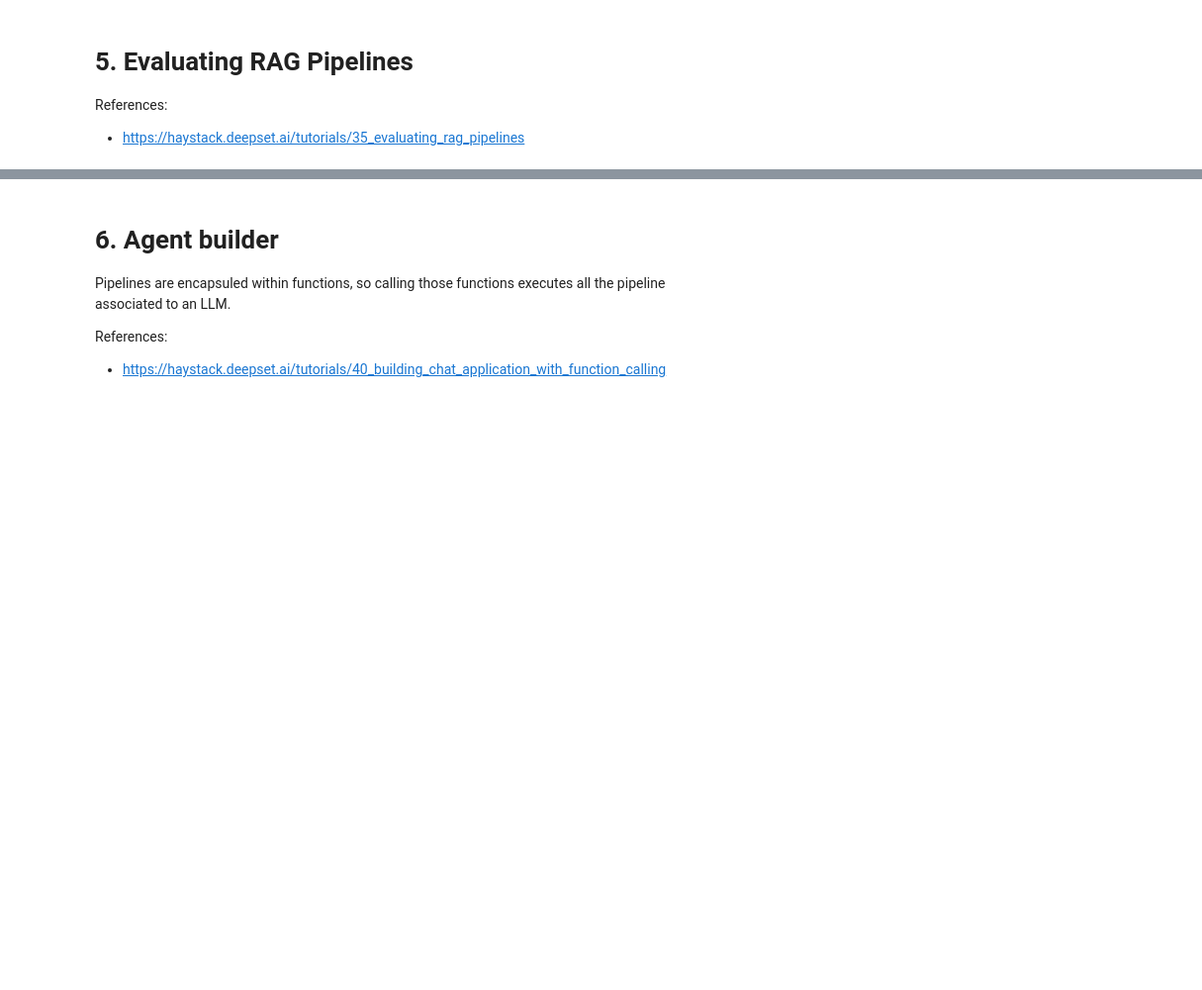
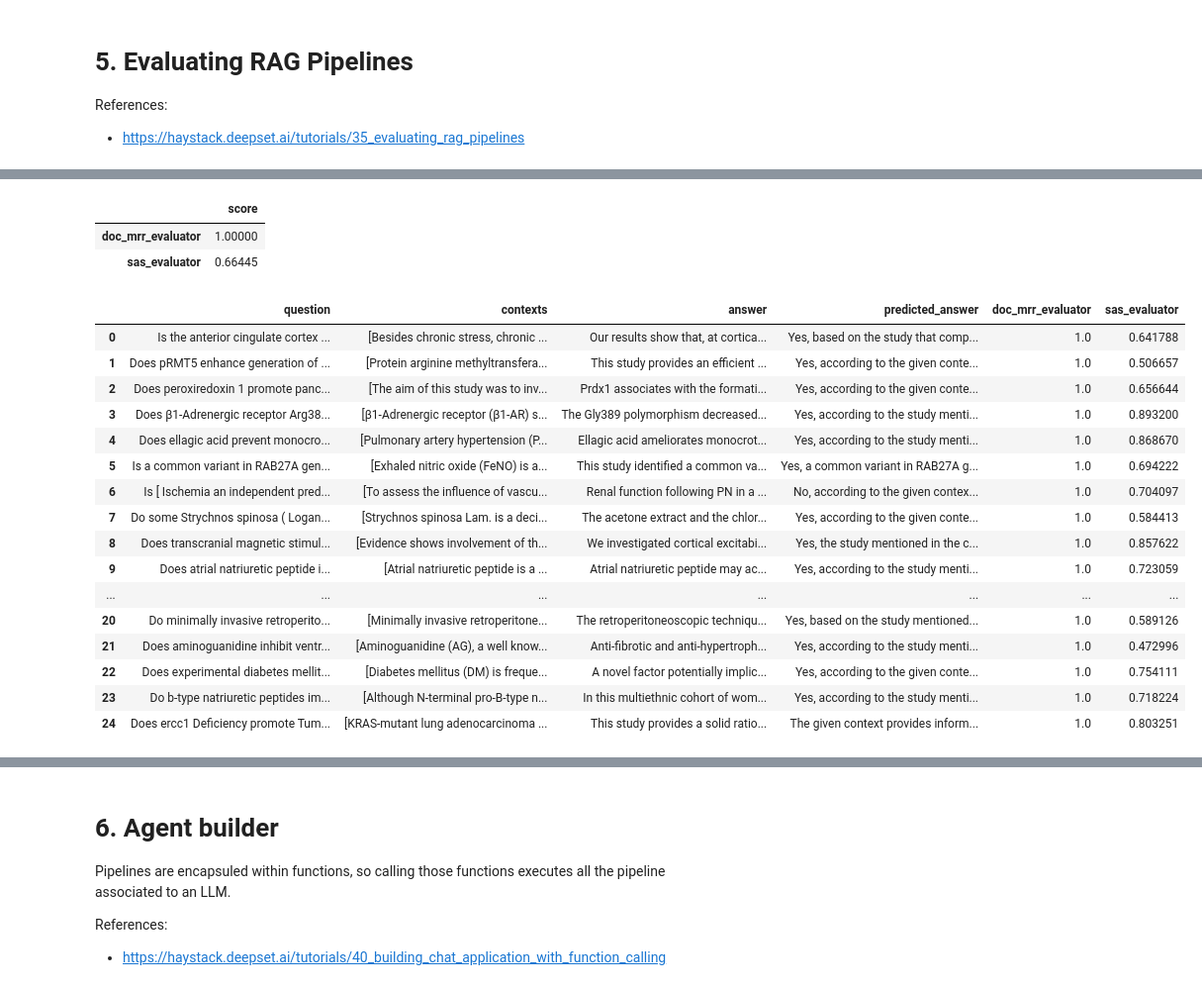
Before and after one commit to AlbertoBarbado/python-codebase, a Jupyter notebook: machine_learning/generative_ai/Haystack LLM.ipynb, the cells around one changed output, grey strips where cells are left out. Shown at 99% size. Drawn from its saved outputs; the diff is of its cells as text; code cells hidden in the pictures; blank space fills up the shorter version.

```diff
--- a/machine_learning/generative_ai/Haystack LLM.ipynb
+++ b/machine_learning/generative_ai/Haystack LLM.ipynb
@@ -664,0 +801,17 @@ References:
+# %%
+# Get all answers for a subsample of questions
+questions, ground_truth_answers, ground_truth_docs = zip(*random.sample(list(zip(all_questions, all_ground_truth_answers, all_documents)), 25))
+rag_answers = []
+retrieved_docs = []
+
+for question in list(questions):
+  response = rag_pipeline.run({"query_embedder": {"text": question},
+                              "prompt_builder": {"question": question},
+                              "answer_builder": {"query": question}})
+  print(f"Question: {question}")
+  print("Answer from pipeline:")
+  print(response["answer_builder"]["answers"][0].data)
+  print("\n-----------------------------------\n")
+
+  rag_answers.append(response["answer_builder"]["answers"][0].data)
+  retrieved_docs.append(response["answer_builder"]["answers"][0].documents)
@@ -664,0 +880,48 @@ References:
+# %%
+# RAG Pipeline (III) - Evaluation
+eval_pipeline = Pipeline()
+eval_pipeline.add_component("doc_mrr_evaluator", DocumentMRREvaluator())
+#eval_pipeline.add_component("faithfulness", FaithfulnessEvaluator())
+eval_pipeline.add_component("sas_evaluator", SASEvaluator(model="sentence-transformers/all-MiniLM-L6-v2"))
+
+results = eval_pipeline.run({
+    "doc_mrr_evaluator": {"ground_truth_documents": list([d] for d in ground_truth_docs) , "retrieved_documents": retrieved_docs},
+    #"faithfulness": {"questions": list(questions), "contexts": list([d.content] for d in ground_truth_docs), "predicted_answers": rag_answers},
+    "sas_evaluator": {"predicted_answers": rag_answers, "ground_truth_answers": list(ground_truth_answers)}
+})
+# %%
+# Evaluation report
+inputs = {
+  "question": list(questions),
+  "contexts": list([d.content] for d in ground_truth_docs),
+  "answer": list(ground_truth_answers),
+  "predicted_answer": rag_answers,
+}
+
+evaluation_result = EvaluationRunResult(run_name="pubmed_rag_pipeline", inputs=inputs, results=results)
+evaluation_result.score_report()
+# %% [output]
+|  | score |
+| doc_mrr_evaluator | 1.00000 |
+| sas_evaluator | 0.66445 |
+# %%
+results_df = evaluation_result.to_pandas()
+results_df
+# %% [output]
+|  | question | contexts | answer | predicted_answer | doc_mrr_evaluator | sas_evaluator |
+| 0 | Is the anterior cingulate cortex ... | [Besides chronic stress, chronic ... | Our results show that, at cortica... | Yes, based on the study that comp... | 1.0 | 0.641788 |
+| 1 | Does pRMT5 enhance generation of ... | [Protein arginine methyltransfera... | This study provides an efficient ... | Yes, according to the given conte... | 1.0 | 0.506657 |
+| 2 | Does peroxiredoxin 1 promote panc... | [The aim of this study was to inv... | Prdx1 associates with the formati... | Yes, according to the given conte... | 1.0 | 0.656644 |
+| 3 | Does β1-Adrenergic receptor Arg38... | [β1-Adrenergic receptor (β1-AR) s... | The Gly389 polymorphism decreased... | Yes, according to the study menti... | 1.0 | 0.893200 |
+| 4 | Does ellagic acid prevent monocro... | [Pulmonary artery hypertension (P... | Ellagic acid ameliorates monocrot... | Yes, according to the study menti... | 1.0 | 0.868670 |
+| 5 | Is a common variant in RAB27A gen... | [Exhaled nitric oxide (FeNO) is a... | This study identified a common va... | Yes, a common variant in RAB27A g... | 1.0 | 0.694222 |
+| 6 | Is [ Ischemia an independent pred... | [To assess the influence of vascu... | Renal function following PN in a ... | No, according to the given contex... | 1.0 | 0.704097 |
+| 7 | Do some Strychnos spinosa ( Logan... | [Strychnos spinosa Lam. is a deci... | The acetone extract and the chlor... | Yes, according to the given conte... | 1.0 | 0.584413 |
+| 8 | Does transcranial magnetic stimul... | [Evidence shows involvement of th... | We investigated cortical excitabi... | Yes, the study mentioned in the c... | 1.0 | 0.857622 |
+| 9 | Does atrial natriuretic peptide i... | [Atrial natriuretic peptide is a ... | Atrial natriuretic peptide may ac... | Yes, according to the study menti... | 1.0 | 0.723059 |
+| ... | ... | ... | ... | ... | ... | ... |
+| 20 | Do minimally invasive retroperito... | [Minimally invasive retroperitone... | The retroperitoneoscopic techniqu... | Yes, based on the study mentioned... | 1.0 | 0.589126 |
+| 21 | Does aminoguanidine inhibit ventr... | [Aminoguanidine (AG), a well know... | Anti-fibrotic and anti-hypertroph... | Yes, according to the study menti... | 1.0 | 0.472996 |
+| 22 | Does experimental diabetes mellit... | [Diabetes mellitus (DM) is freque... | A novel factor potentially implic... | Yes, according to the given conte... | 1.0 | 0.754111 |
+| 23 | Do b-type natriuretic peptides im... | [Although N-terminal pro-B-type n... | In this multiethnic cohort of wom... | Yes, according to the study menti... | 1.0 | 0.718224 |
+| 24 | Does ercc1 Deficiency promote Tum... | [KRAS-mutant lung adenocarcinoma ... | This study provides a solid ratio... | The given context provides inform... | 1.0 | 0.803251 |
```
Also changed, not shown: parts of 20 cells of this notebook, 1 other file.
